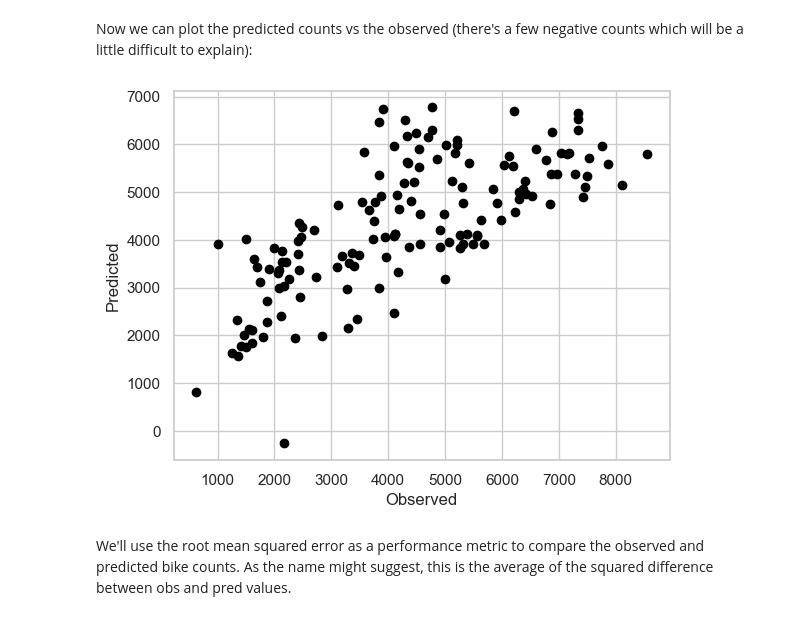
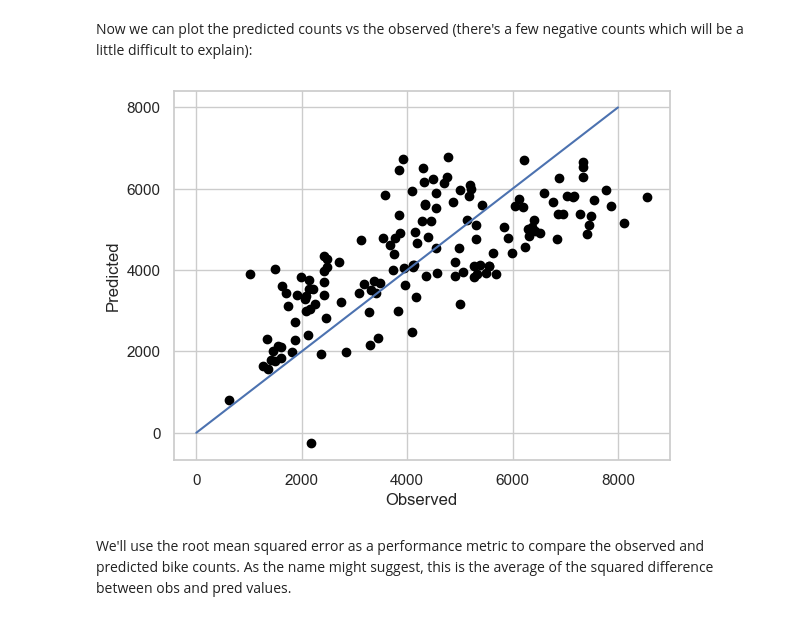
Before and after one commit to simonbrewer/MAGIC_AI_Workshop, a Jupyter notebook: Lab01_IntroML/MAGIC_01_IntroML.ipynb, the cells around one changed output. Saved outputs shown, nothing was run; the diff lists cells and outputs as text; code cells hidden in the pictures.

Commit message:
Update MAGIC_01_IntroML.ipynb
Updated through to VI and PD plots

```diff
--- a/Lab01_IntroML/MAGIC_01_IntroML.ipynb
+++ b/Lab01_IntroML/MAGIC_01_IntroML.ipynb
@@ -260,10 +269,11 @@ Now we can plot the predicted counts vs the observed (there's a few negative cou
 # %%
 plt.scatter(y_test, y_test_pred,  color='black')
 plt.xlabel("Observed")
 plt.ylabel("Predicted")
+plt.plot([0, 8000], [0, 8000])
 plt.show()
 # %% [output]
-[figure, old version]
+[figure, new version]
 # %% [markdown]
 We'll use the root mean squared error as a performance metric to compare the observed and predicted bike counts. As the name might suggest, this is the average of the squared difference between obs and pred values.
 # %%
```
Also changed, not shown: parts of 98 cells of this notebook.
